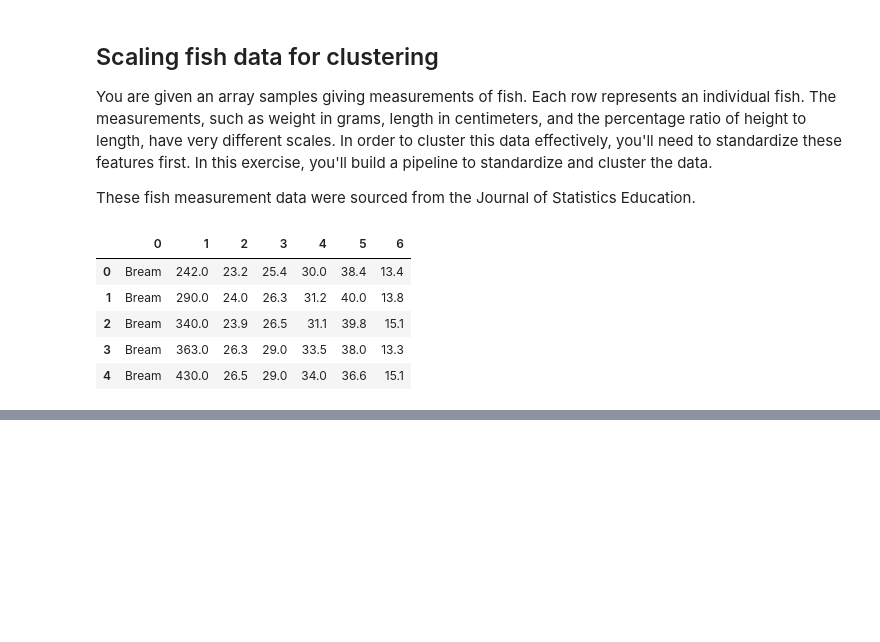
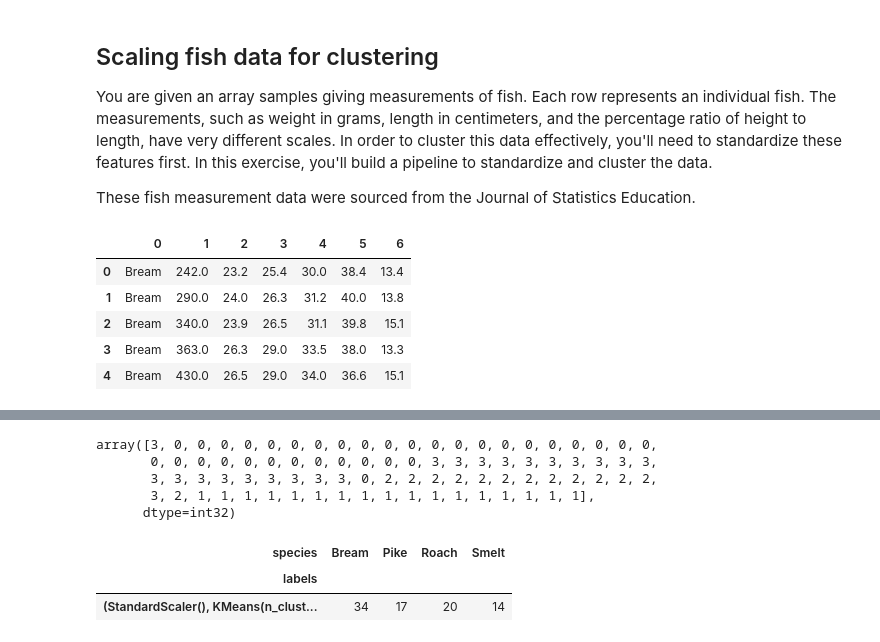
Before and after one commit to Emigbanam/Machine-Learning-Practice, a Jupyter notebook: ML Practice Unsupervised Learning Practice.ipynb, the cells around one changed output, grey strips where cells are left out. Saved outputs shown, nothing was run; the diff lists cells and outputs as text; code cells hidden in the pictures; blank space fills up the shorter version.

```diff
--- a/ML Practice Unsupervised Learning Practice.ipynb
+++ b/ML Practice Unsupervised Learning Practice.ipynb
@@ -169,6 +169,7 @@ fish.head()
 | 4 | Bream | 430.0 | 26.5 | 29.0 | 34.0 | 36.6 | 15.1 |
 # %%
 sample_f = fish.iloc[:, 1:].values
+species = fish.iloc[:,0].values
 # %%
 #1. Import relevant libraries
 from sklearn.pipeline import make_pipeline
@@ -184,0 +192,24 @@ pipeline = make_pipeline(scaler, kmeansf)
+# %%
+#1. Fit the pipeline to the fish measurements samples.
+label_f = pipeline.fit(sample_f)
+
+#2. Obtain the cluster labels for samples by using the .predict() method of pipeline
+pipeline.predict(sample_f)
+# %% [output]
+array([3, 0, 0, 0, 0, 0, 0, 0, 0, 0, 0, 0, 0, 0, 0, 0, 0, 0, 0, 0, 0, 0,
+       0, 0, 0, 0, 0, 0, 0, 0, 0, 0, 0, 0, 3, 3, 3, 3, 3, 3, 3, 3, 3, 3,
+       3, 3, 3, 3, 3, 3, 3, 3, 3, 0, 2, 2, 2, 2, 2, 2, 2, 2, 2, 2, 2, 2,
+       3, 2, 1, 1, 1, 1, 1, 1, 1, 1, 1, 1, 1, 1, 1, 1, 1, 1, 1],
+      dtype=int32)
+# %%
+#3. Using pd.DataFrame(), create a DataFrame df with two columns named 'labels' and 'species', using labels and species, respectively, for the column values.
+
+df_fish = pd.DataFrame({'labels':label_f, 'species':species})
+
+#4. Using pd.crosstab(), create a cross-tabulation ct of df['labels'] and df['species'].
+ct_f = pd.crosstab(df_fish['labels'], df_fish['species'])
+ct_f
+# %% [output]
+| species | Bream | Pike | Roach | Smelt |
+| labels |  |  |  |  |
+| (StandardScaler(), KMeans(n_clust... | 34 | 17 | 20 | 14 |
```
Also changed, not shown: parts of 6 cells of this notebook.
